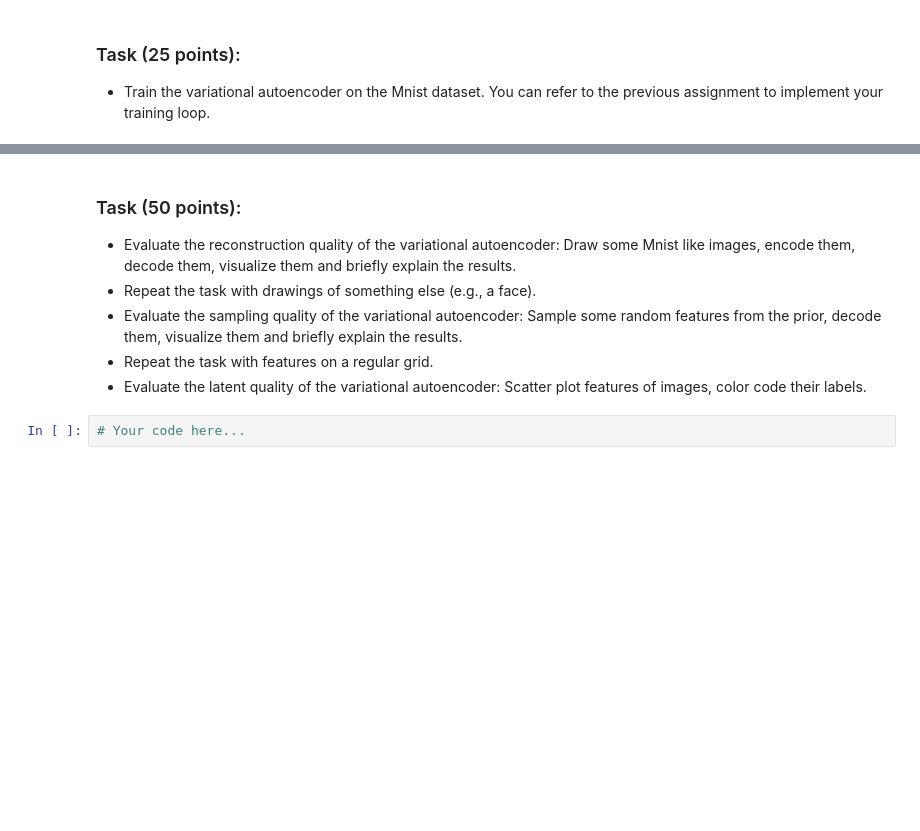
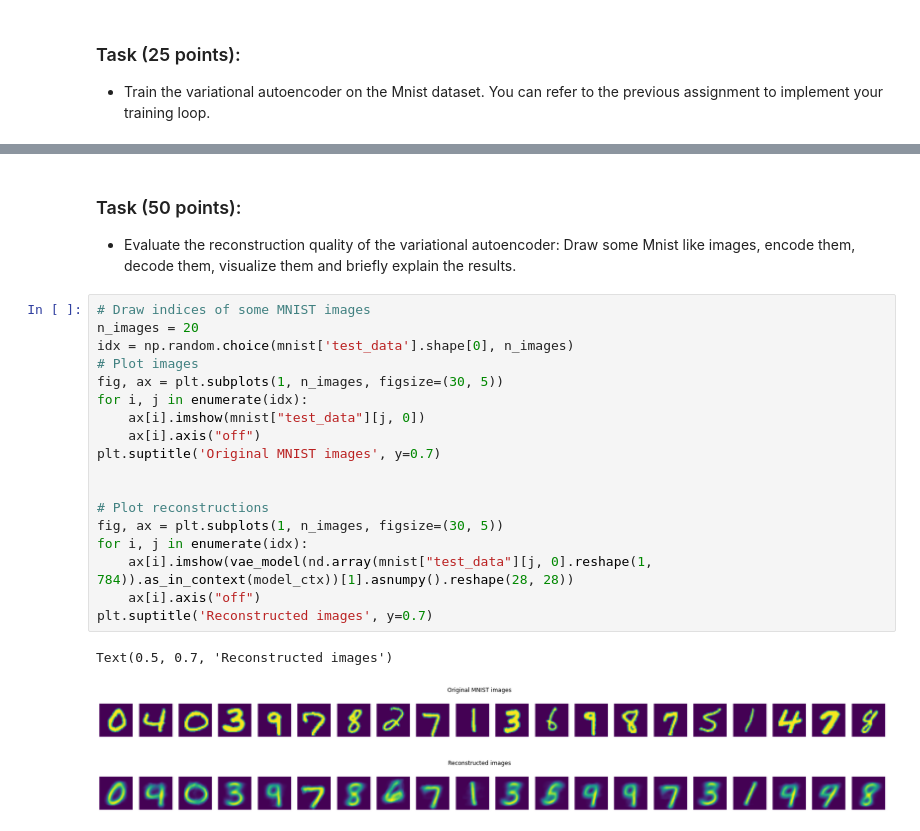
Before and after one commit to thijsgelton/P9-Group7_VariationalAutoEncoder, a Jupyter notebook: VAE.ipynb, the cells around one changed output, grey strips where cells are left out. Drawn from its saved outputs; the diff is of its cells as text; blank space fills up the shorter version.

```diff
--- a/VAE.ipynb
+++ b/VAE.ipynb
@@ -279,9 +286,25 @@ for test_img in mnist["test_data"][0:5, 0]:
 # %% [markdown]
 ### Task (50 points):
 * Evaluate the reconstruction quality of the variational autoencoder: Draw some Mnist like images, encode them, decode them, visualize them and briefly explain the results.
- * Repeat the task with drawings of something else (e.g., a face).
-* Evaluate the sampling quality of the variational autoencoder: Sample some random features from the prior, decode them, visualize them and briefly explain the results.
- * Repeat the task with features on a regular grid.
-* Evaluate the latent quality of the variational autoencoder: Scatter plot features of images, color code their labels.
-# %%
-# Your code here...
+# %%
+# Draw indices of some MNIST images
+n_images = 20
+idx = np.random.choice(mnist['test_data'].shape[0], n_images)
+# Plot images
+fig, ax = plt.subplots(1, n_images, figsize=(30, 5))
+for i, j in enumerate(idx):
+    ax[i].imshow(mnist["test_data"][j, 0])
+    ax[i].axis("off")
+plt.suptitle('Original MNIST images', y=0.7)
+
+
+# Plot reconstructions
+fig, ax = plt.subplots(1, n_images, figsize=(30, 5))
+for i, j in enumerate(idx):
+    ax[i].imshow(vae_model(nd.array(mnist["test_data"][j, 0].reshape(1, 784)).as_in_context(model_ctx))[1].asnumpy().reshape(28, 28))
+    ax[i].axis("off")
+plt.suptitle('Reconstructed images', y=0.7)
+# %% [output]
+Text(0.5, 0.7, 'Reconstructed images')
+[figure, added]
+[figure, added]
```
Also changed, not shown: parts of 11 cells of this notebook.
